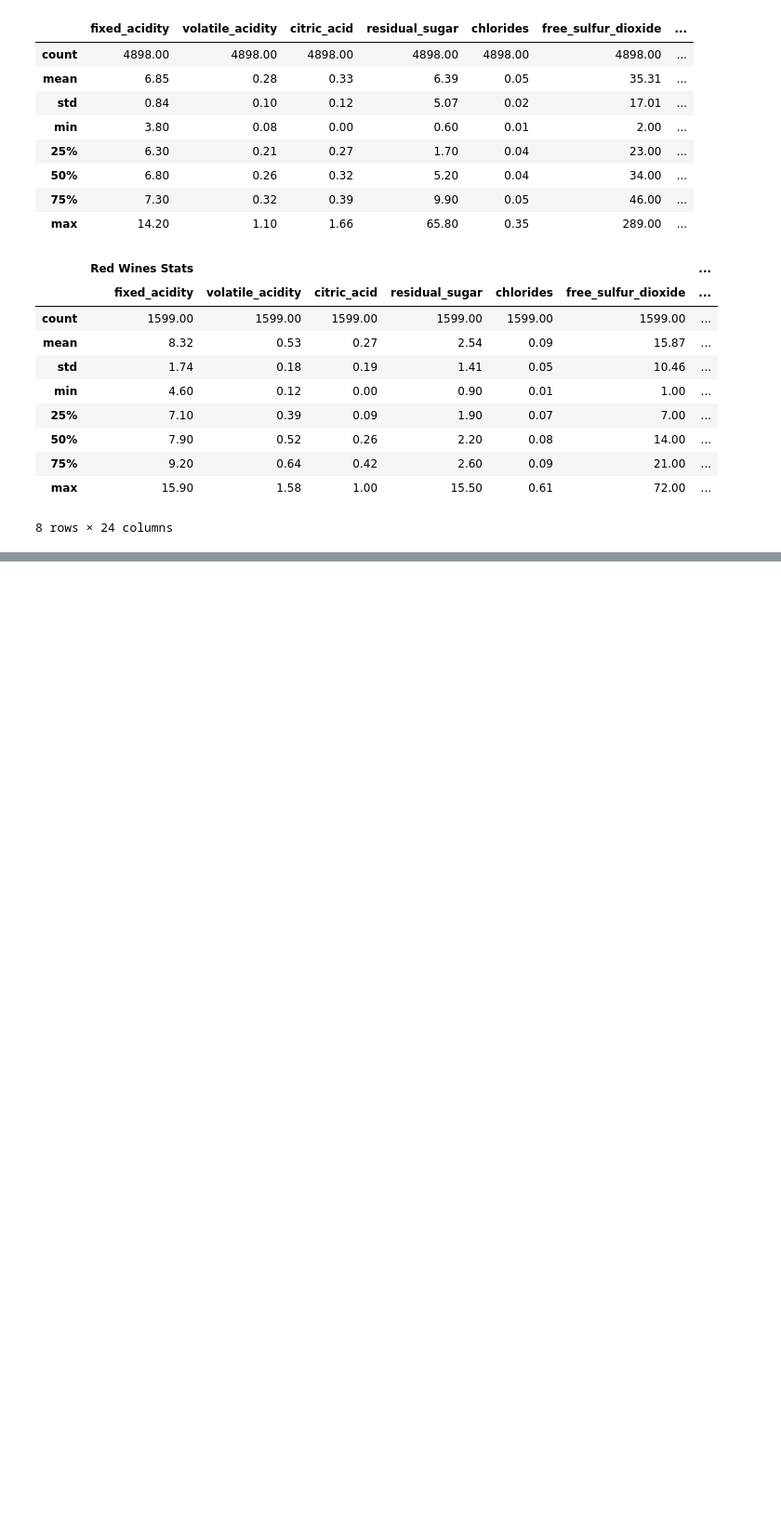
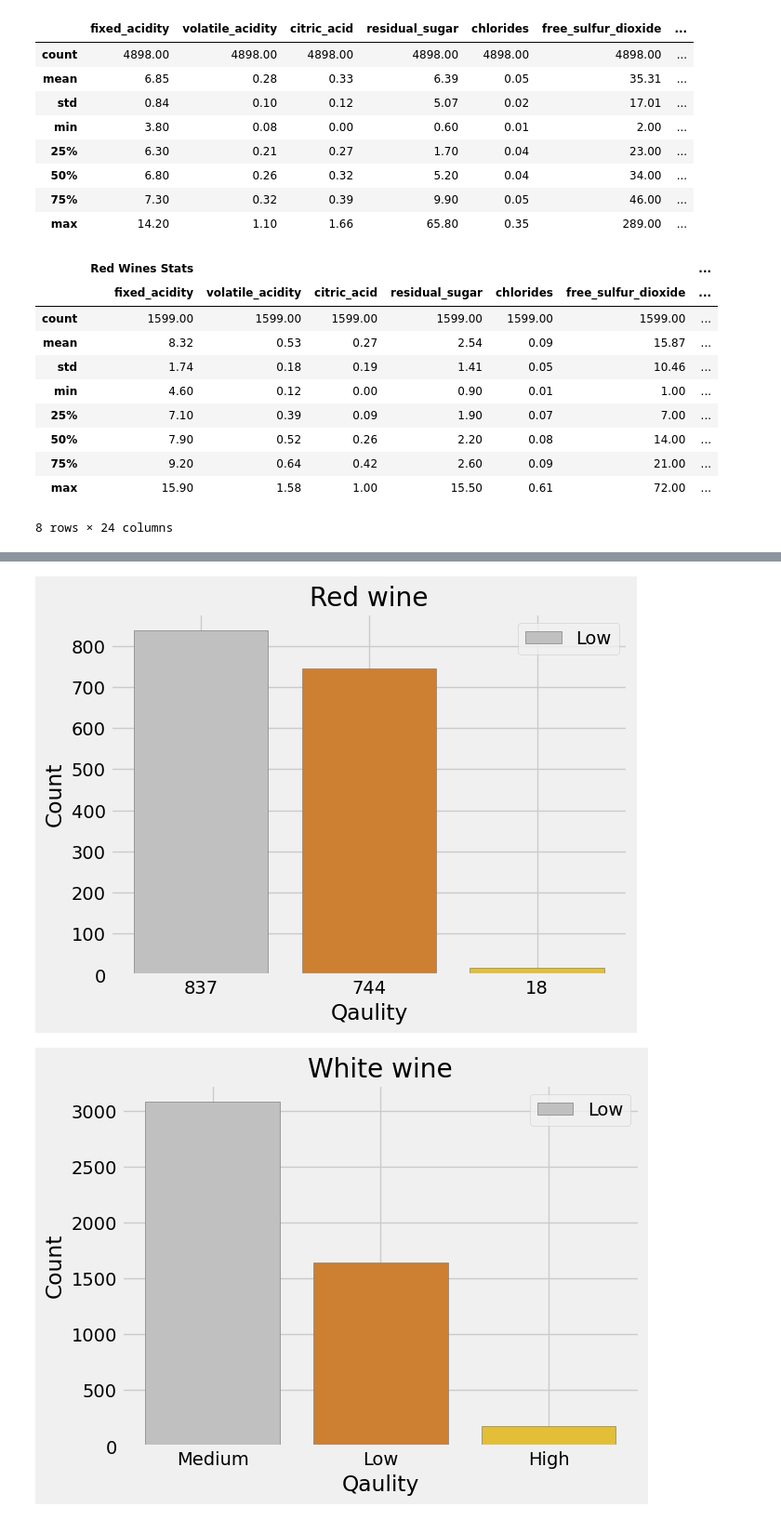
Before and after one commit to RHout19/Project-1, a Jupyter notebook: Model 1/Project 2/Sprint_1.ipynb, the cells around one changed output, grey strips where cells are left out. Shown at 93% size. Saved outputs shown, nothing was run; the diff lists cells and outputs as text; code cells hidden in the pictures; blank space fills up the shorter version.

```diff
--- a/Model 1/Project 2/Sprint_1.ipynb
+++ b/Model 1/Project 2/Sprint_1.ipynb
@@ -158,0 +210,37 @@ round(pd.concat([rw.describe(), ww.describe()], axis=1, keys=["Red Wines Stats",
+# %%
+# Create a bar chart comparing the quality of the 2 wines
+
+# Red Wine
+x = rw.value_counts('quality_label').keys()
+y = rw.value_counts('quality_label').to_list()
+colors = ['#C0C0C0', '#cd7f32', '#e2bf36']
+
+plt.bar(x, y, color=colors, edgecolor='grey')
+
+
+plt.xticks(ticks=x, labels=x)
+plt.title('Red wine')
+plt.xlabel('Qaulity')
+plt.ylabel('Count')
+
+plt.legend(['Low', 'Medium', 'High'])
+
+plt.show()
+
+# White wine
+x = ww.value_counts('quality_label').keys()
+y = ww.value_counts('quality_label').to_list()
+colors = ['#C0C0C0', '#cd7f32', '#e2bf36']
+
+plt.bar(x, y, color=colors, edgecolor='grey')
+
+plt.title('White wine')
+plt.xlabel('Qaulity')
+plt.ylabel('Count')
+
+plt.legend(['Low', 'Medium', 'High'])
+
+plt.show()
+# %% [output]
+[figure, added]
+[figure, added]
```
Also changed, not shown: parts of 10 cells of this notebook, 1 other file.
